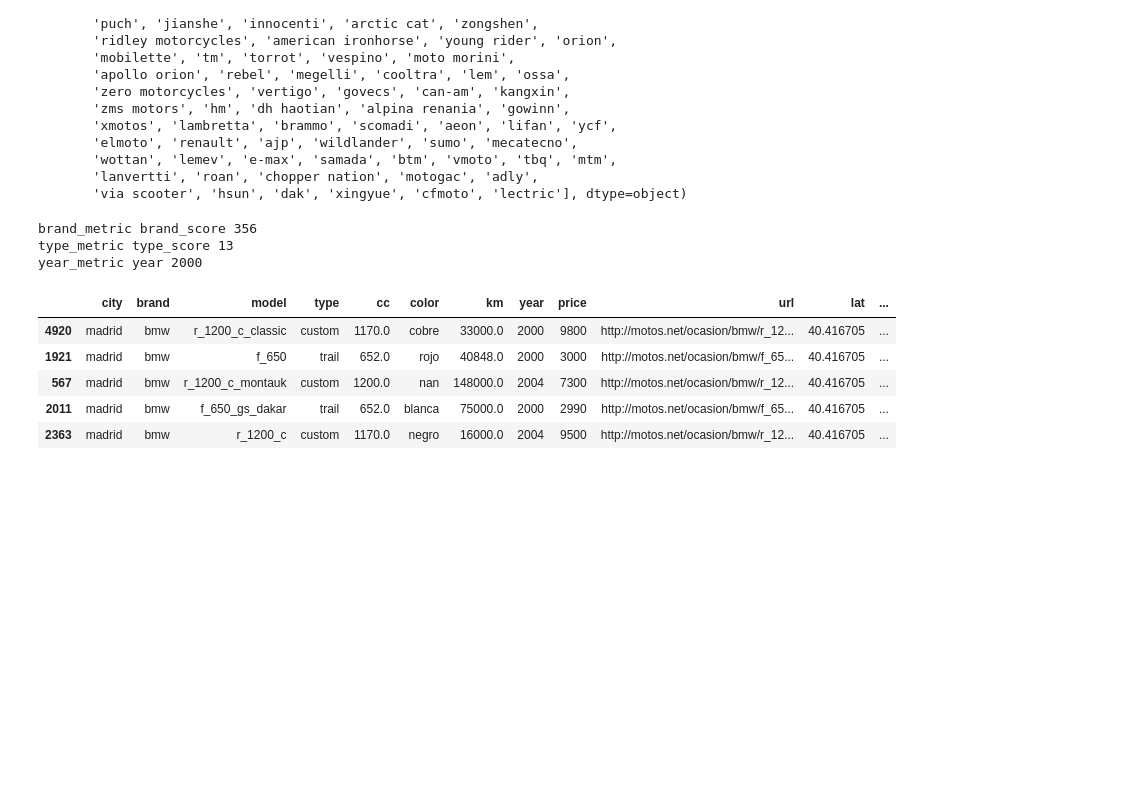
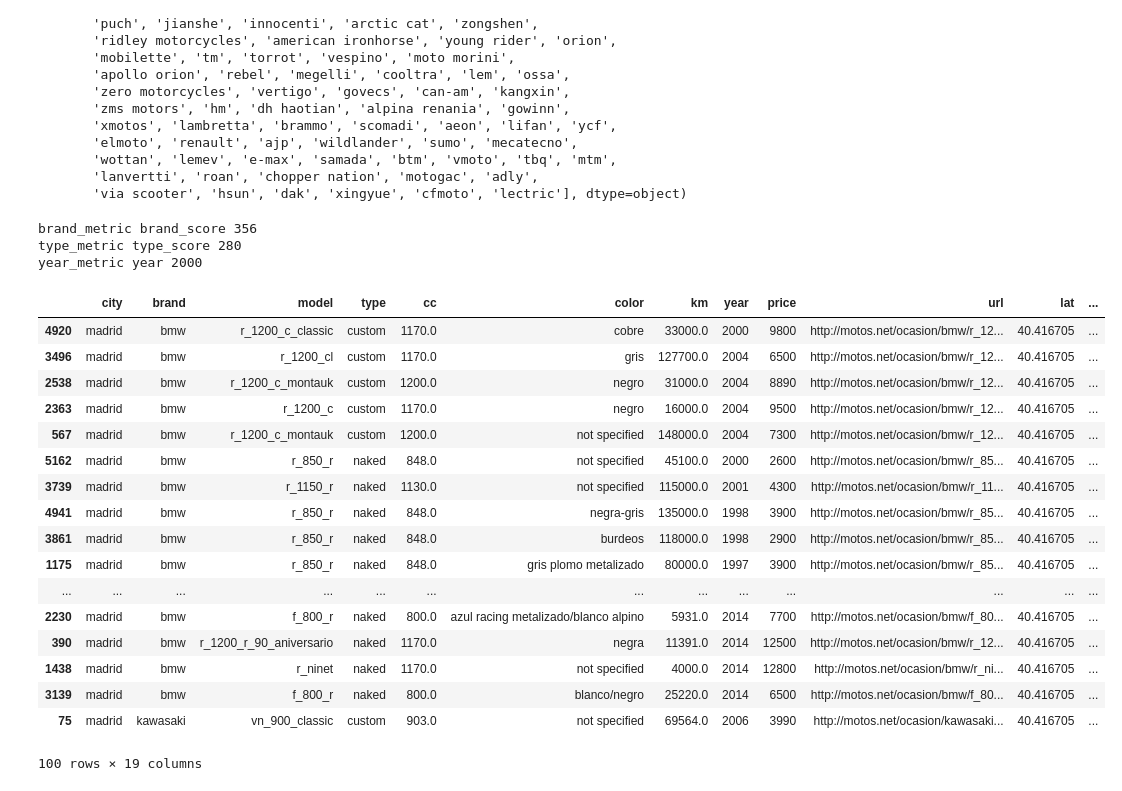
Before and after one commit to Kholdo/Second-hand_motorcycles_recommender, a Jupyter notebook: testing_app.ipynb, the cells around one changed output. Saved outputs shown, nothing was run; the diff lists cells and outputs as text; code cells hidden in the pictures; blank space fills up the shorter version.

```diff
--- a/testing_app.ipynb
+++ b/testing_app.ipynb
@@ -19,0 +51,2 @@ df_motos_raw.head(5)
+# %%
+df_motos_raw['color'].fillna('not specified', inplace=True)
@@ -212,16 +249,28 @@ for i, element in enumerate(['brand', 'type', 'year']):
 df_motos_raw_coord_brand_types['total_metric_pond'] = df_motos_raw_coord_brand_types.apply(lambda row: w_s(row['city_metric'], row['brand_metric'], row['type_metric'], row['year_metric']), axis = 1)
 # %% [output]
 brand_metric brand_score 356
-type_metric type_score 13
+type_metric type_score 280
 year_metric year 2000
 # %%
 results = df_motos_raw_coord_brand_types.sort_values(by = ['total_metric_pond'], ascending=True)
 # %%
-results.head(5)
+results.head(100)
 # %% [output]
 |  | city | brand | model | type | cc | color | km | year | price | url | lat | ... |
 | 4920 | madrid | bmw | r_1200_c_classic | custom | 1170.0 | cobre | 33000.0 | 2000 | 9800 | http://motos.net/ocasion/bmw/r_12... | 40.416705 | ... |
-| 1921 | madrid | bmw | f_650 | trail | 652.0 | rojo | 40848.0 | 2000 | 3000 | http://motos.net/ocasion/bmw/f_65... | 40.416705 | ... |
-| 567 | madrid | bmw | r_1200_c_montauk | custom | 1200.0 | nan | 148000.0 | 2004 | 7300 | http://motos.net/ocasion/bmw/r_12... | 40.416705 | ... |
-| 2011 | madrid | bmw | f_650_gs_dakar | trail | 652.0 | blanca | 75000.0 | 2000 | 2990 | http://motos.net/ocasion/bmw/f_65... | 40.416705 | ... |
+| 3496 | madrid | bmw | r_1200_cl | custom | 1170.0 | gris | 127700.0 | 2004 | 6500 | http://motos.net/ocasion/bmw/r_12... | 40.416705 | ... |
+| 2538 | madrid | bmw | r_1200_c_montauk | custom | 1200.0 | negro | 31000.0 | 2004 | 8890 | http://motos.net/ocasion/bmw/r_12... | 40.416705 | ... |
 | 2363 | madrid | bmw | r_1200_c | custom | 1170.0 | negro | 16000.0 | 2004 | 9500 | http://motos.net/ocasion/bmw/r_12... | 40.416705 | ... |
+| 567 | madrid | bmw | r_1200_c_montauk | custom | 1200.0 | not specified | 148000.0 | 2004 | 7300 | http://motos.net/ocasion/bmw/r_12... | 40.416705 | ... |
+| 5162 | madrid | bmw | r_850_r | naked | 848.0 | not specified | 45100.0 | 2000 | 2600 | http://motos.net/ocasion/bmw/r_85... | 40.416705 | ... |
+| 3739 | madrid | bmw | r_1150_r | naked | 1130.0 | not specified | 115000.0 | 2001 | 4300 | http://motos.net/ocasion/bmw/r_11... | 40.416705 | ... |
+| 4941 | madrid | bmw | r_850_r | naked | 848.0 | negra-gris | 135000.0 | 1998 | 3900 | http://motos.net/ocasion/bmw/r_85... | 40.416705 | ... |
+| 3861 | madrid | bmw | r_850_r | naked | 848.0 | burdeos | 118000.0 | 1998 | 2900 | http://motos.net/ocasion/bmw/r_85... | 40.416705 | ... |
+| 1175 | madrid | bmw | r_850_r | naked | 848.0 | gris plomo metalizado | 80000.0 | 1997 | 3900 | http://motos.net/ocasion/bmw/r_85... | 40.416705 | ... |
+| ... | ... | ... | ... | ... | ... | ... | ... | ... | ... | ... | ... | ... |
+| 2230 | madrid | bmw | f_800_r | naked | 800.0 | azul racing metalizado/blanco alpino | 5931.0 | 2014 | 7700 | http://motos.net/ocasion/bmw/f_80... | 40.416705 | ... |
+| 390 | madrid | bmw | r_1200_r_90_aniversario | naked | 1170.0 | negra | 11391.0 | 2014 | 12500 | http://motos.net/ocasion/bmw/r_12... | 40.416705 | ... |
+| 1438 | madrid | bmw | r_ninet | naked | 1170.0 | not specified | 4000.0 | 2014 | 12800 | http://motos.net/ocasion/bmw/r_ni... | 40.416705 | ... |
+| 3139 | madrid | bmw | f_800_r | naked | 800.0 | blanco/negro | 25220.0 | 2014 | 6500 | http://motos.net/ocasion/bmw/f_80... | 40.416705 | ... |
+| 75 | madrid | kawasaki | vn_900_classic | custom | 903.0 | not specified | 69564.0 | 2006 | 3990 | http://motos.net/ocasion/kawasaki... | 40.416705 | ... |
+100 rows × 19 columns
```
Also changed, not shown: parts of 14 cells of this notebook, 4 other files.
